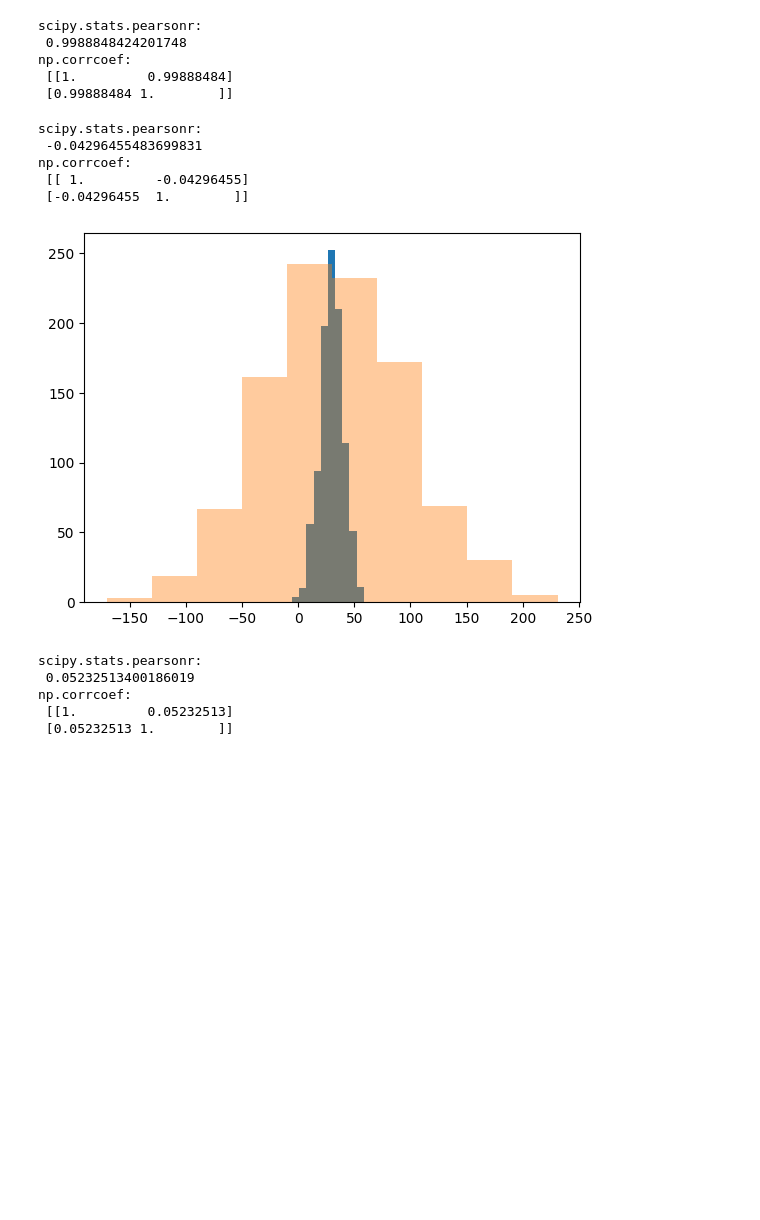
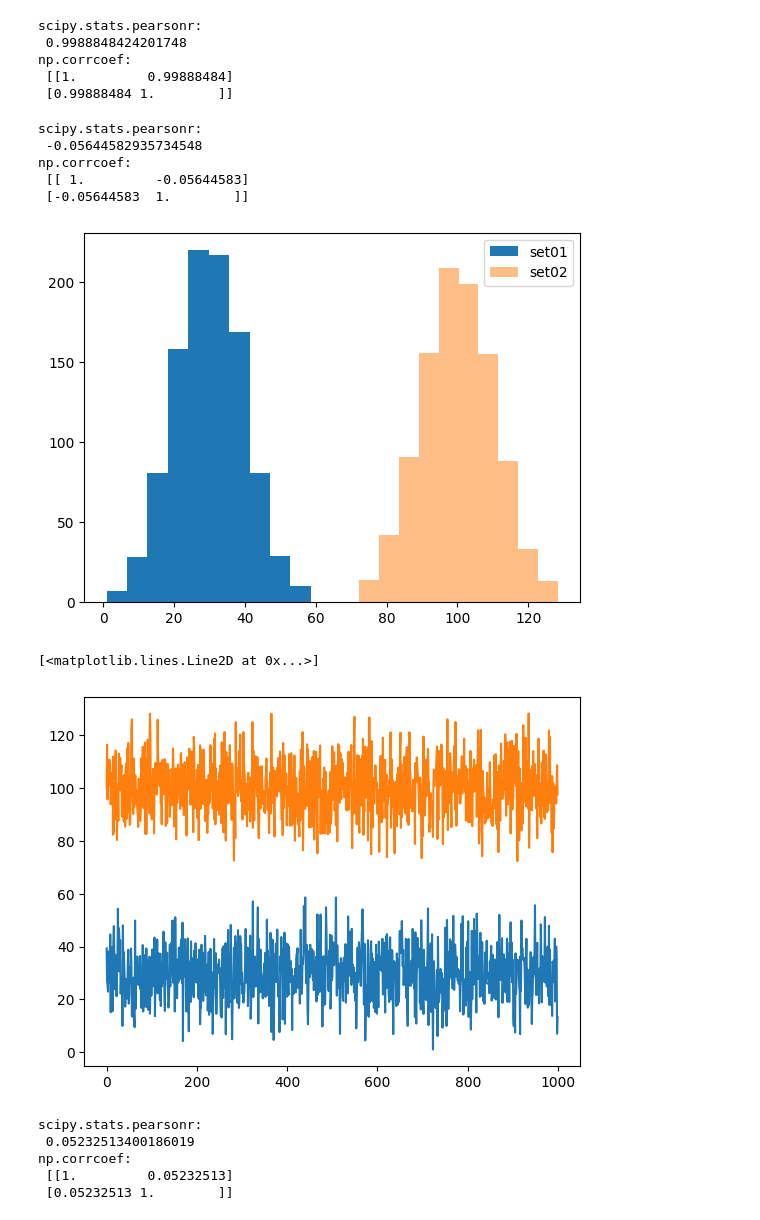
Before and after one commit to JhonatanCaldeira/simplon_datai_2024, a Jupyter notebook: 0/exo_numpy/exo_correlation.ipynb, the cells around one changed output. Drawn from its saved outputs; the diff is of its cells as text; code cells hidden in the pictures; blank space fills up the shorter version.

```diff
--- a/0/exo_numpy/exo_correlation.ipynb
+++ b/0/exo_numpy/exo_correlation.ipynb
@@ -48,21 +48,26 @@ np.corrcoef:
  [0.99888484 1.        ]]
 # %%
 set01 = np.random.normal(30,10,size=1000)
-set02 = np.random.normal(30,60,size=1000)
+set02 = np.random.normal(100,10,size=1000)
 
 print_correlation(set01,set02)
 
 plt.hist(set01,label='set01')
-plt.hist(set02,alpha=0.4,label='set02')
+plt.hist(set02,alpha=0.5,label='set02')
 plt.legend()
 plt.show()
+
+plt.plot(set01)
+plt.plot(set02)
 # %% [output]
 scipy.stats.pearsonr:
- -0.04296455483699831
+ -0.05644582935734548
 np.corrcoef:
- [[ 1.         -0.04296455]
- [-0.04296455  1.        ]]
+ [[ 1.         -0.05644583]
+ [-0.05644583  1.        ]]
-[figure, old version]
+[figure, new version]
+[<matplotlib.lines.Line2D at 0x...>]
+[figure, added]
 # %%
 gaus = np.linspace(0,10,500)
 sin = np.sin(gaus)
```
Also changed, not shown: 2 other files.
